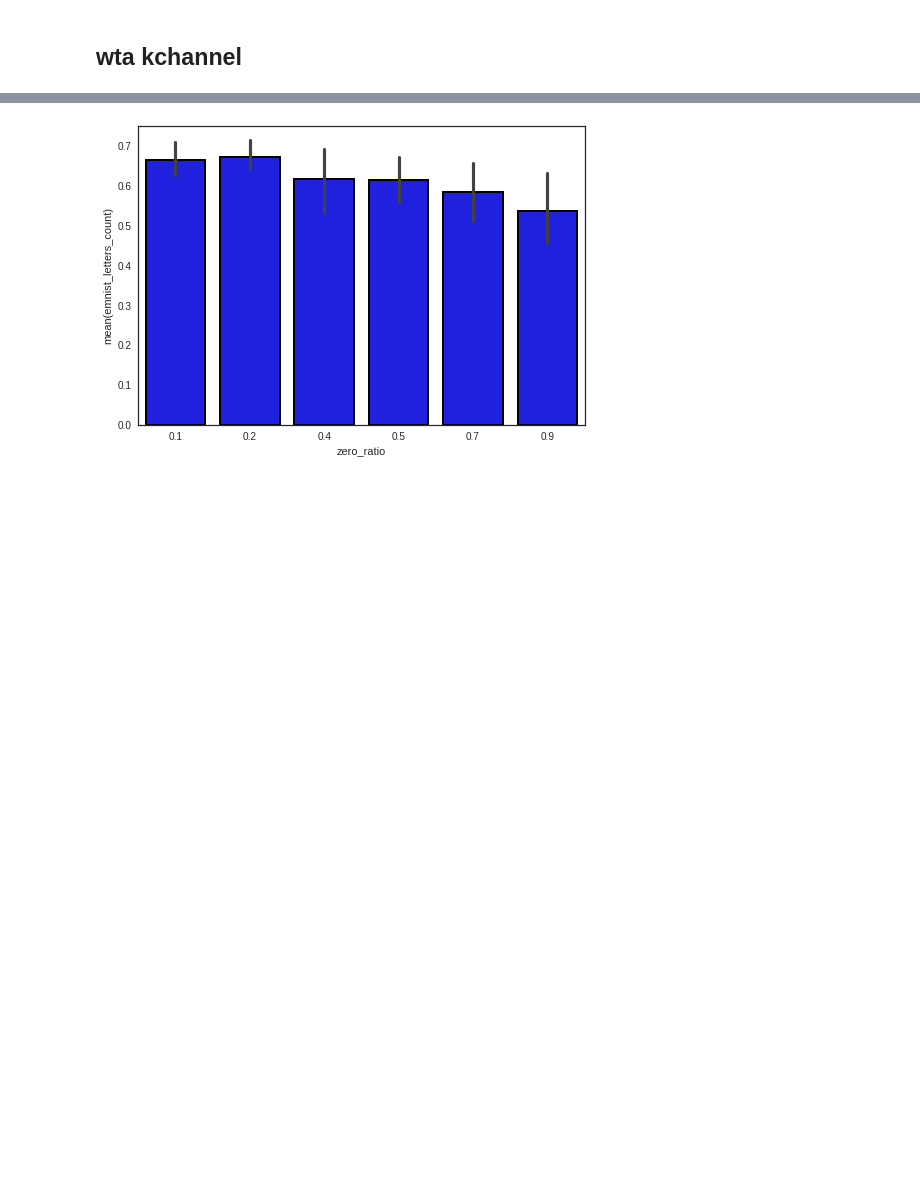
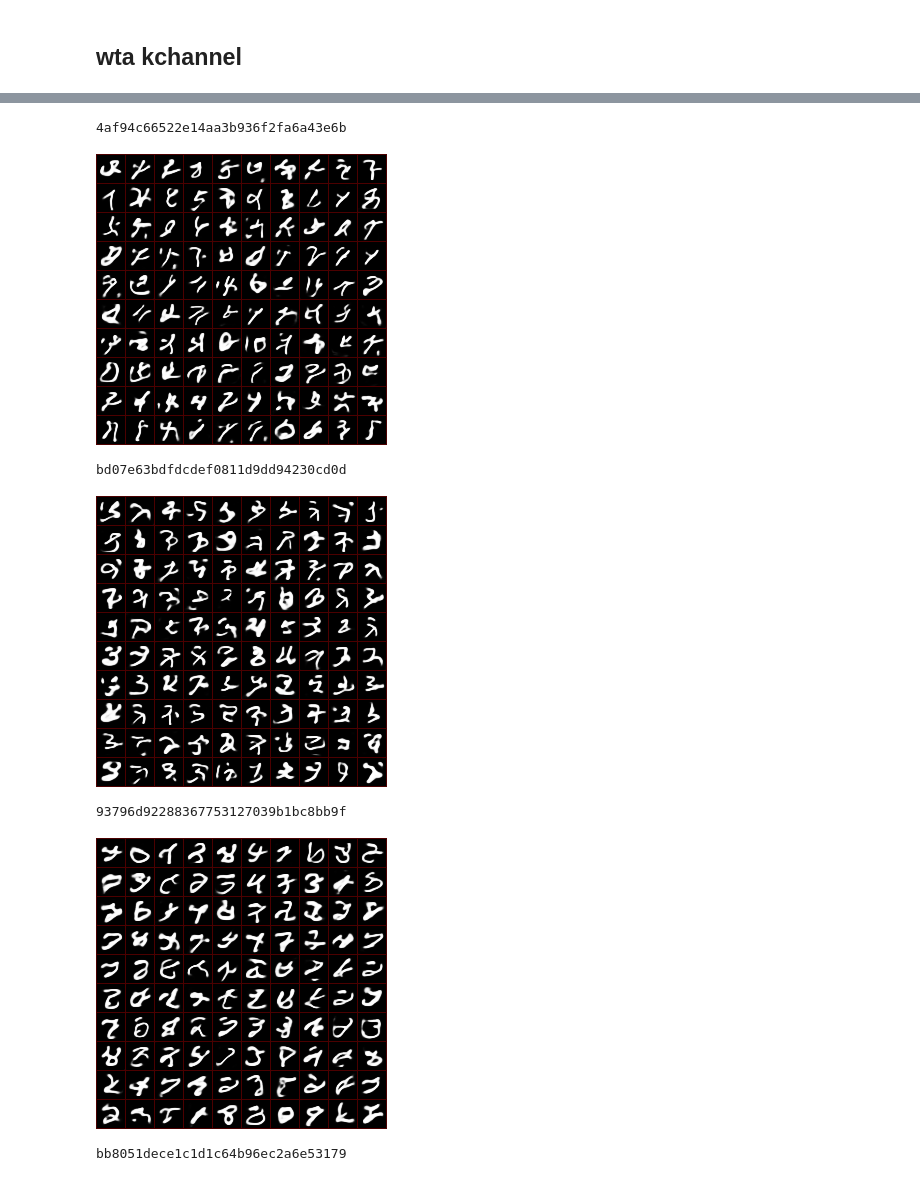
Before and after one commit to mehdidc/out_of_class, a Jupyter notebook: ae/ipynb/analysis.ipynb, the cells around one changed output, grey strips where cells are left out. Cells and saved outputs as stored; diff of their text form; code cells hidden in the pictures; blank space fills up the shorter version.

```diff
--- a/ae/ipynb/analysis.ipynb
+++ b/ae/ipynb/analysis.ipynb
@@ -79,6 +79,8 @@ df_full = df_full.set_index('job_id')
 df_full['in_score'] =  df_full['emnist_digits_count'] + 5*df_full['emnist_object'] + 10*df_full['digits_diversity']
 df_full['out_score'] =  df_full['emnist_letters_count'] + 5*df_full['emnist_object'] + 10*df_full['letters_diversity']
 df_full.to_csv('hypers.csv')
+# %%
+df_full = pd.read_csv('hypers.csv').set_index('id')
 # %% [markdown]
 ## Fix stride. vary nb of layers
 # %%
@@ -192,10 +196,3 @@ d
-# %%
-d = df_full.copy()
-df_full['in_score'] =  df_full['emnist_digits_count'] + 15*df_full['emnist_object'] + 10*df_full['digits_diversity']
-df_full['out_score'] =  df_full['emnist_letters_count'] + 10*df_full['emnist_object'] + 10*df_full['letters_diversity']
-#d = d[d['sampler']=='mnist_deep']
-#d = d[d['stride']==4]
-#d = d.sort_values(by='out_score', ascending=False)
 # %%
 df = df_full
 df = df[df['sampler'] == 'mnist_noise']
@@ -230,14 +227,22 @@ ax = sns.barplot(
 # %%
 df = df_full
 df = df[df['sampler'] == 'mnist_deep_kchannel']
-#df = df[df['nb_layers']==3]
+df = df[df['zero_ratio']>=0.4]
+df = df[df['nb_layers'] == 6]
 ax = sns.barplot(
     x='zero_ratio',
-    y='emnist_letters_count',
+    y='y',
     data=df,
     linewidth=2,
     color='blue',
     edgecolor=['black']*6,
 )
+show_several(df)
 # %% [output]
+4af94c66522e14aa3b936f2fa6a43e6b
-[figure, old version]
+[figure, new version]
+bd07e63bdfdcdef0811d9dd94230cd0d
+[figure, added]
+93796d92288367753127039b1bc8bb9f
+[figure, added]
+bb8051dece1c1d1c64b96ec2a6e53179
```
Also changed, not shown: parts of 6 cells of this notebook, 1 other file.
